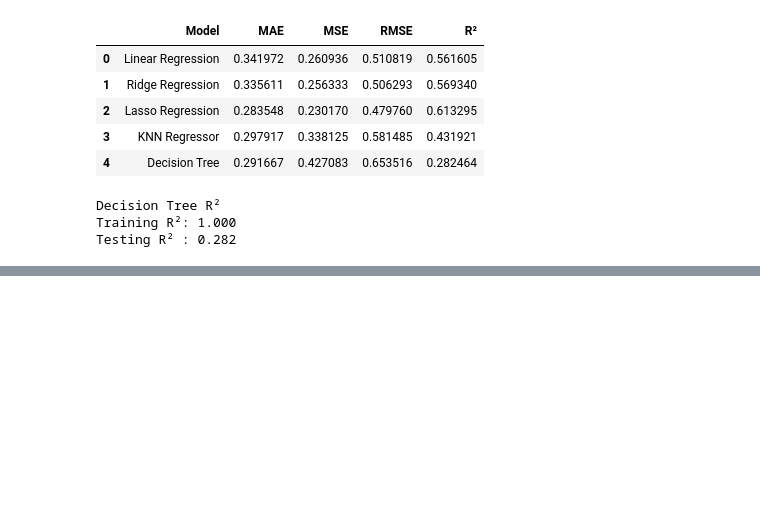
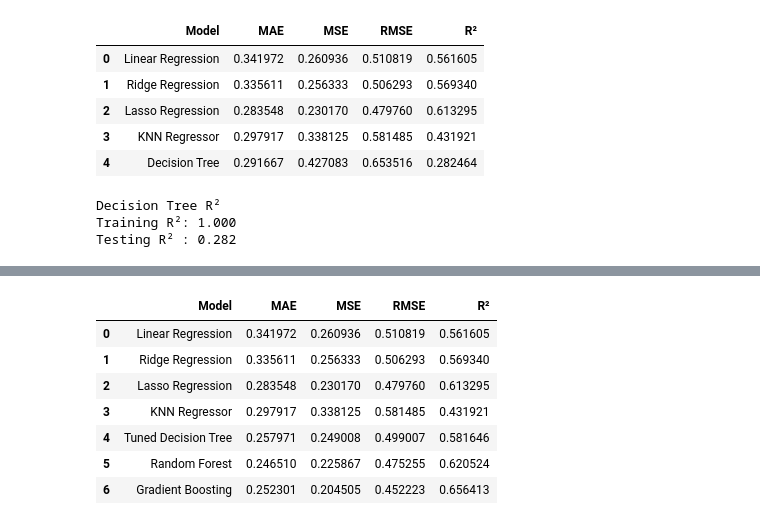
Before and after one commit to FaisalMahmudArzu/Football-Data-Analysis-from-Kaggle, a Jupyter notebook: main.ipynb, the cells around one changed output, grey strips where cells are left out. Cells and saved outputs as stored; diff of their text form; code cells hidden in the pictures; blank space fills up the shorter version.

```diff
--- a/main.ipynb
+++ b/main.ipynb
@@ -2246,0 +2709,17 @@ Testing R² : 0.282
+# %%
+from sklearn.ensemble import GradientBoostingRegressor
+
+gradient_model = GradientBoostingRegressor(
+    random_state=42
+)
+
+gradient_model.fit(
+    X_train_processed,
+    y_train
+)
+
+y_pred_gradient = gradient_model.predict(
+    X_test_processed
+)
+
+print("Gradient Boosting Regressor trained successfully.")
@@ -2246,0 +2759,63 @@ Testing R² : 0.282
+# %%
+comparison = pd.DataFrame({
+    "Model": [
+        "Linear Regression",
+        "Ridge Regression",
+        "Lasso Regression",
+        "KNN Regressor",
+        "Tuned Decision Tree",
+        "Random Forest",
+        "Gradient Boosting"
+    ],
+
+    "MAE": [
+        mae_linear,
+        mae_ridge,
+        mae_lasso,
+        mae_knn,
+        mae_tuned_tree,
+        mae_forest,
+        mae_gradient
+    ],
+
+    "MSE": [
+        mse_linear,
+        mse_ridge,
+        mse_lasso,
+        mse_knn,
+        mse_tuned_tree,
+        mse_forest,
+        mse_gradient
+    ],
+
+    "RMSE": [
+        rmse_linear,
+        rmse_ridge,
+        rmse_lasso,
+        rmse_knn,
+        rmse_tuned_tree,
+        rmse_forest,
+        rmse_gradient
+    ],
+
+    "R²": [
+        r2_linear,
+        r2_ridge,
+        r2_lasso,
+        r2_knn,
+        r2_tuned_tree,
+        r2_forest,
+        r2_gradient
+    ]
+})
+
+comparison
+# %% [output]
+|  | Model | MAE | MSE | RMSE | R² |
+| 0 | Linear Regression | 0.341972 | 0.260936 | 0.510819 | 0.561605 |
+| 1 | Ridge Regression | 0.335611 | 0.256333 | 0.506293 | 0.569340 |
+| 2 | Lasso Regression | 0.283548 | 0.230170 | 0.479760 | 0.613295 |
+| 3 | KNN Regressor | 0.297917 | 0.338125 | 0.581485 | 0.431921 |
+| 4 | Tuned Decision Tree | 0.257971 | 0.249008 | 0.499007 | 0.581646 |
+| 5 | Random Forest | 0.246510 | 0.225867 | 0.475255 | 0.620524 |
+| 6 | Gradient Boosting | 0.252301 | 0.204505 | 0.452223 | 0.656413 |
```
Also changed, not shown: parts of 51 cells of this notebook, 1 other file.
